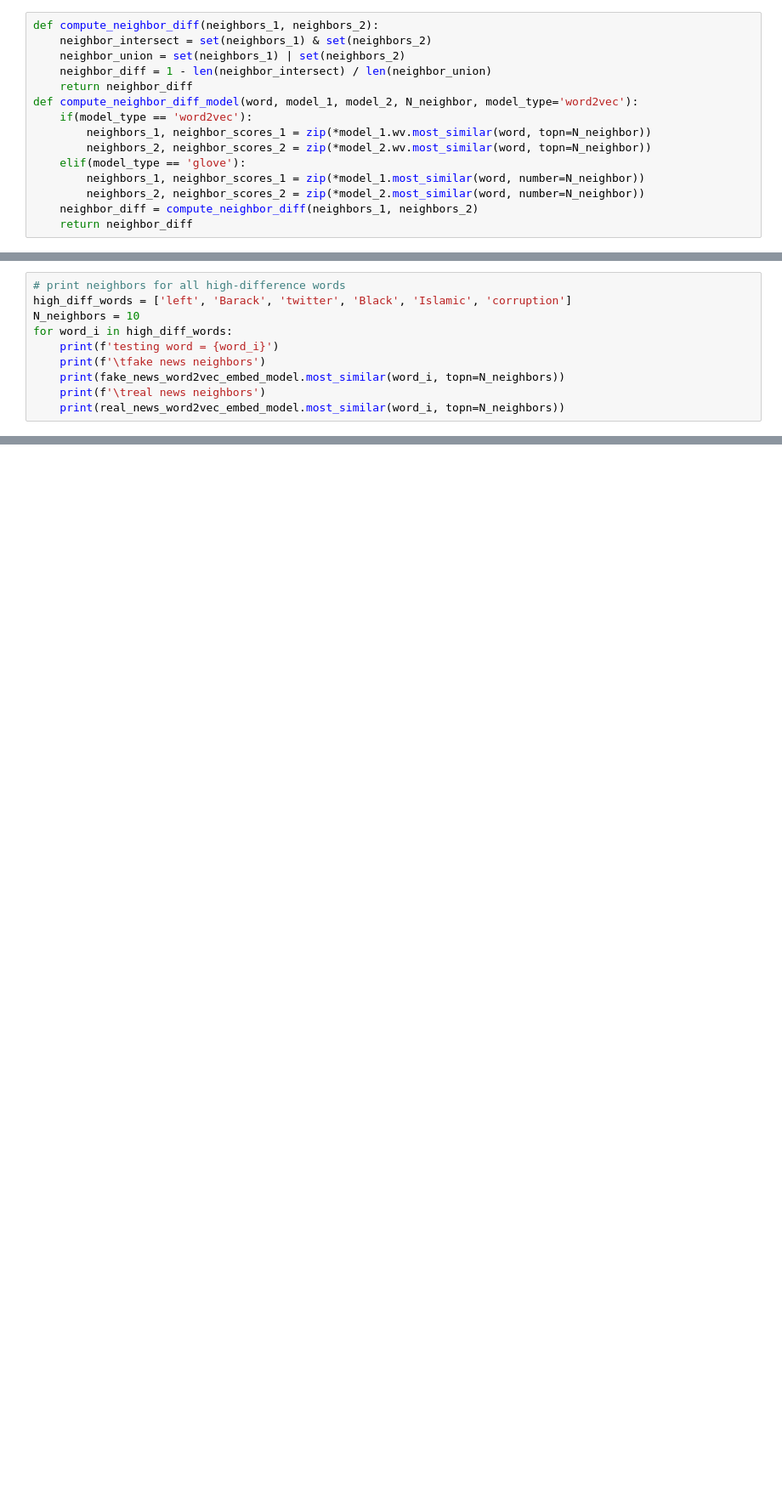
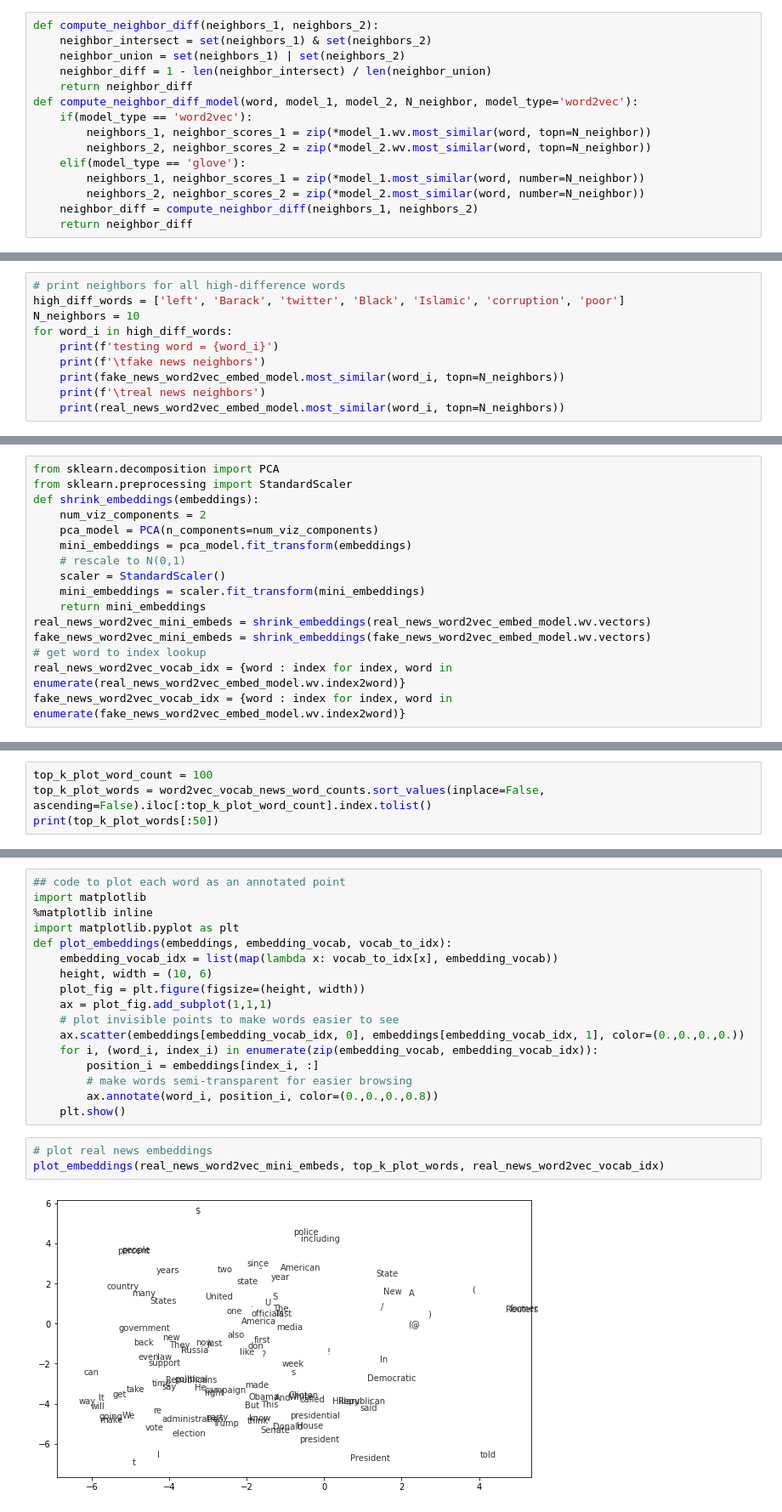
Before and after one commit to ianbstewart/CORE_tutorial_2020, a Jupyter notebook: word_embeddings.ipynb, the cells around one changed output, grey strips where cells are left out. Shown: that part at 85% size. Saved outputs shown, nothing was run; the diff lists cells and outputs as text; blank space fills up the shorter version.

Commit message:
added viz for word embeddings

```diff
--- a/word_embeddings.ipynb
+++ b/word_embeddings.ipynb
@@ -212,6 +314,6 @@ OK! This leaves us with some interesting words to investigate:
 # %%
 # print neighbors for all high-difference words
-high_diff_words = ['left', 'Barack', 'twitter', 'Black', 'Islamic', 'corruption']
+high_diff_words = ['left', 'Barack', 'twitter', 'Black', 'Islamic', 'corruption', 'poor']
 N_neighbors = 10
 for word_i in high_diff_words:
     print(f'testing word = {word_i}')
@@ -231,0 +357,16 @@ This reveals some serious bias going on in the fake news articles.
+# %%
+from sklearn.decomposition import PCA
+from sklearn.preprocessing import StandardScaler
+def shrink_embeddings(embeddings):
+    num_viz_components = 2
+    pca_model = PCA(n_components=num_viz_components)
+    mini_embeddings = pca_model.fit_transform(embeddings)
+    # rescale to N(0,1)
+    scaler = StandardScaler()
+    mini_embeddings = scaler.fit_transform(mini_embeddings)
+    return mini_embeddings
+real_news_word2vec_mini_embeds = shrink_embeddings(real_news_word2vec_embed_model.wv.vectors)
+fake_news_word2vec_mini_embeds = shrink_embeddings(fake_news_word2vec_embed_model.wv.vectors)
+# get word to index lookup
+real_news_word2vec_vocab_idx = {word : index for index, word in enumerate(real_news_word2vec_embed_model.wv.index2word)}
+fake_news_word2vec_vocab_idx = {word : index for index, word in enumerate(fake_news_word2vec_embed_model.wv.index2word)}
@@ -231,0 +375,4 @@ This reveals some serious bias going on in the fake news articles.
+# %%
+top_k_plot_word_count = 100
+top_k_plot_words = word2vec_vocab_news_word_counts.sort_values(inplace=False, ascending=False).iloc[:top_k_plot_word_count].index.tolist()
+print(top_k_plot_words[:50])
@@ -231,0 +381,22 @@ This reveals some serious bias going on in the fake news articles.
+# %%
+## code to plot each word as an annotated point
+import matplotlib
+%matplotlib inline
+import matplotlib.pyplot as plt
+def plot_embeddings(embeddings, embedding_vocab, vocab_to_idx):
+    embedding_vocab_idx = list(map(lambda x: vocab_to_idx[x], embedding_vocab))
+    height, width = (10, 6)
+    plot_fig = plt.figure(figsize=(height, width))
+    ax = plot_fig.add_subplot(1,1,1)
+    # plot invisible points to make words easier to see
+    ax.scatter(embeddings[embedding_vocab_idx, 0], embeddings[embedding_vocab_idx, 1], color=(0.,0.,0.,0.))
+    for i, (word_i, index_i) in enumerate(zip(embedding_vocab, embedding_vocab_idx)):
+        position_i = embeddings[index_i, :]
+        # make words semi-transparent for easier browsing
+        ax.annotate(word_i, position_i, color=(0.,0.,0.,0.8))
+    plt.show()
+# %%
+# plot real news embeddings
+plot_embeddings(real_news_word2vec_mini_embeds, top_k_plot_words, real_news_word2vec_vocab_idx)
+# %% [output]
+[figure, added]
```
Also changed, not shown: parts of 22 cells of this notebook, 1 other file.
